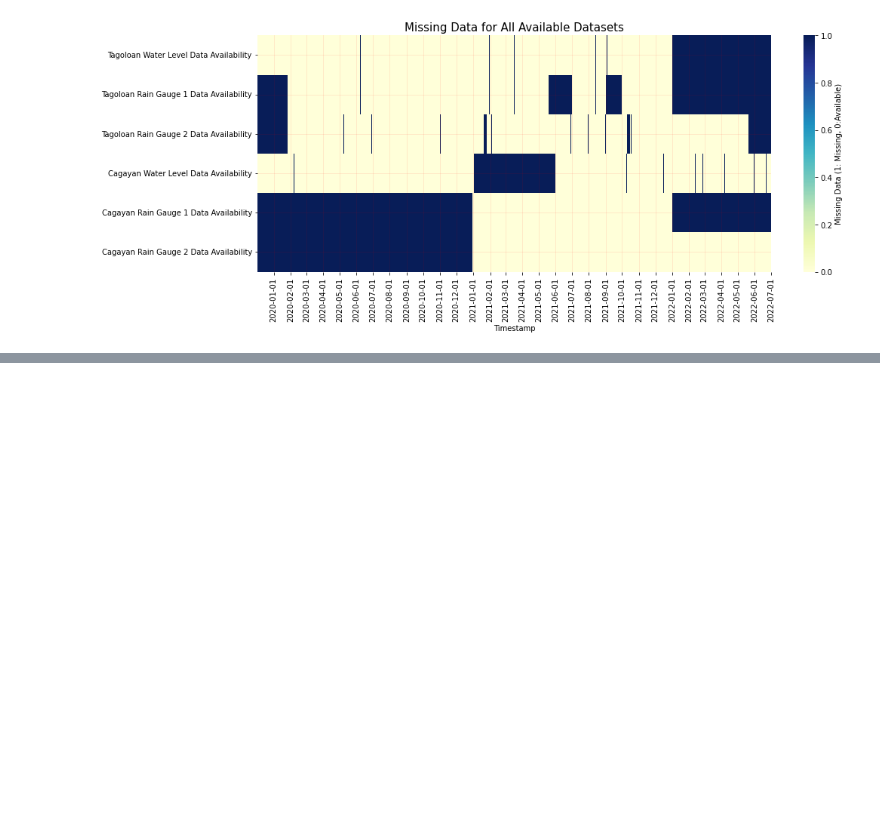
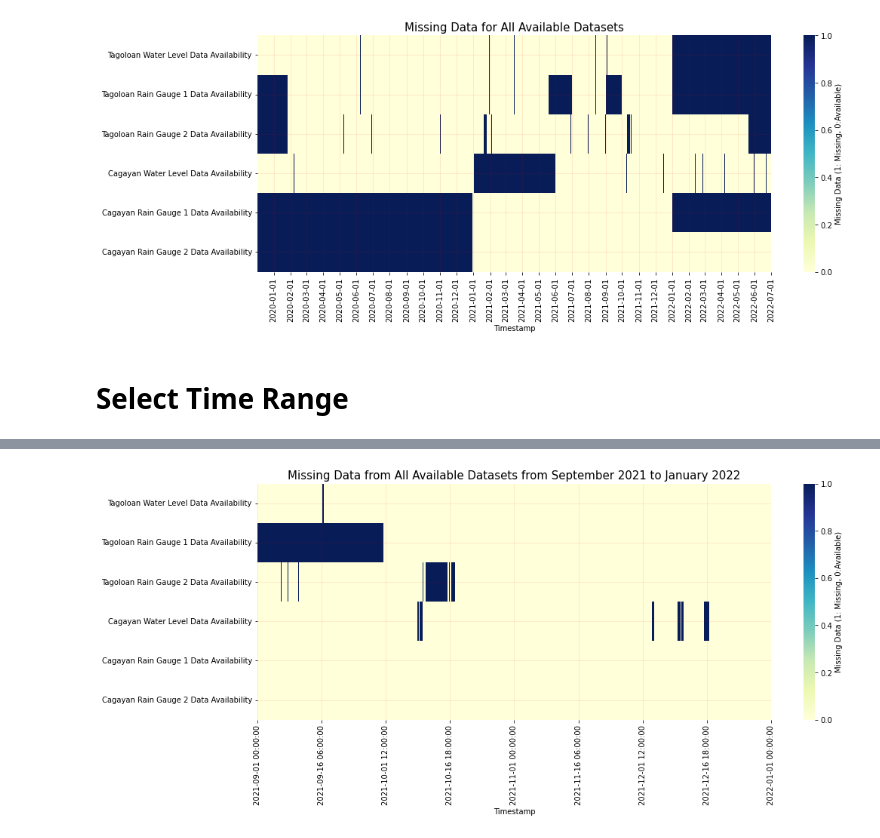
Before and after one commit to gsulay/First_Gen_Tagoloan_CDO, a Jupyter notebook: # Missing Data.ipynb, the cells around one changed output, grey strips where cells are left out. Drawn from its saved outputs; the diff is of its cells as text; code cells hidden in the pictures; blank space fills up the shorter version.

Commit message:
Added the option to select a specific date

```diff
--- a/# Missing Data.ipynb
+++ b/# Missing Data.ipynb
@@ -112,3 +117,60 @@ fig.tight_layout()
 fig.savefig('Missing Data.jpeg', transparent=True)
 # %% [output]
 [figure]
+# %% [markdown]
+# Select Time Range
+# %%
+import numpy as np
+def set_time_range():
+    run = True
+    while run:
+        try:
+            input_start_date = str(input("Please input Start Date (Format=Month,Date,Year): "))
+            start_date_datetime = pd.to_datetime(input_start_date,format="%m,%d,%Y")
+
+            input_end_date = str(input("Please input End Date (Format=Month,Date,Year): "))
+            end_date_datetime = pd.to_datetime(input_end_date,format="%m,%d,%Y")
+
+            print((f"Date start is {start_date_datetime} and End Date is {end_date_datetime + datetime.timedelta(days = 1)}"))
+            date_confirm = input("Type y if the input is correct or n to try again: ")
+            if date_confirm == "y":
+                start_date = start_date_datetime
+                end_date = end_date_datetime + datetime.timedelta(days = 1)
+                run = False
+            elif date_confirm == "n":
+                continue
+            else:
+                raise ValueError
+
+        except Exception as e:
+            print(e)
+    return start_date, end_date
+
+while True:
+    try:
+        select_date = int(input('Do you want to plot a specific time range? (1: Yes, 0: No)'))
+        if select_date not in [1,2]:
+            raise ValueError
+        start_date, end_date = set_time_range()
+        break
+    except Exception as e:
+        print(e)
+        print('Please try again')
+
+mask = (complete_df.index >= start_date ) & (complete_df.index <= end_date)
+new_df = complete_df.loc[mask]
+sub_fig, sub_ax = plot_missing(new_df)
+
+step = int(len(new_df.index)/8)
+indices = [i for i,x in enumerate(new_df.index) if i%step==0]
+dates = [x for i,x in enumerate(new_df.index) if i%step==0]
+
+sub_ax.set_xticks(indices)
+sub_ax.set_xticklabels(dates)
+
+start_text = start_date.strftime("%B %Y")
+end_text = end_date.strftime("%B %Y")
+sub_ax.set_title(f"Missing Data from All Available Datasets from {start_text} to {end_text}", fontdict={'fontsize':15})
+sub_fig.savefig(f"Missing Data Images/{start_text} to {end_text}.jpeg")
+plt.show()
+# %% [output]
@@ -114,0 +178 @@ fig.savefig('Missing Data.jpeg', transparent=True)
+[figure, added]
```
Also changed, not shown: parts of 3 cells of this notebook.
